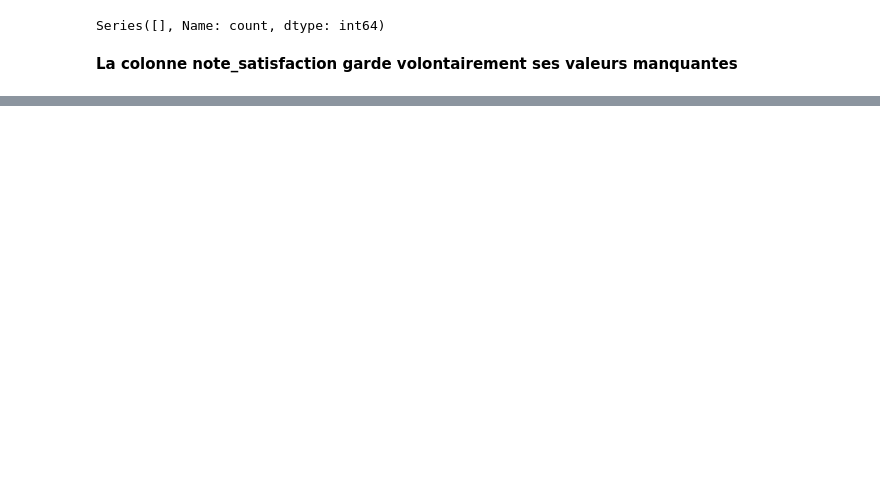
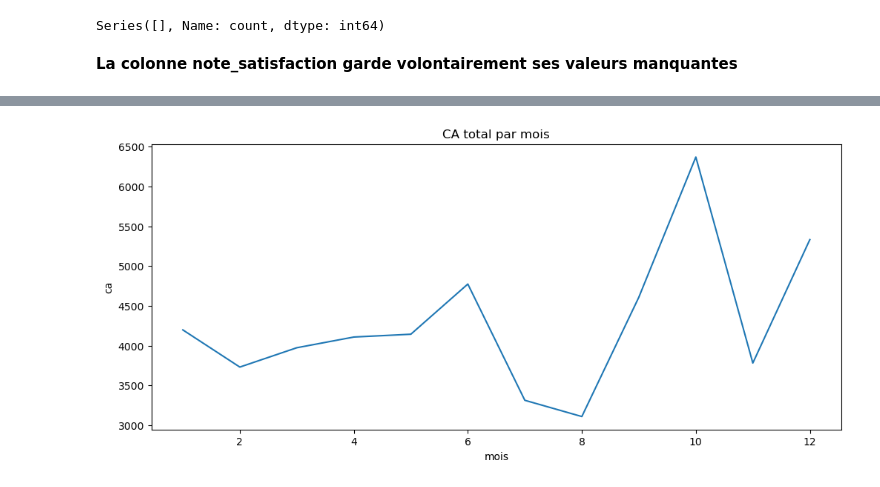
Before and after one commit to wilfriedx20/Analyse_Data_Frame, a Jupyter notebook: ventes_boutique/ventes_boutiques.ipynb, the cells around one changed output, grey strips where cells are left out. Drawn from its saved outputs; the diff is of its cells as text; code cells hidden in the pictures; blank space fills up the shorter version.

Commit message:
De l'agrégation a la visualisation

```diff
--- a/ventes_boutique/ventes_boutiques.ipynb
+++ b/ventes_boutique/ventes_boutiques.ipynb
@@ -188,0 +193,2 @@ Series([], Name: count, dtype: int64)
+# %%
+df['montant_total'] = df['quantite'] * df['prix_unitaire']
@@ -188,0 +206,4 @@ Series([], Name: count, dtype: int64)
+# %%
+df['mois'] = df['date_commande'].dt.month
+df['jour_semaine'] = df['date_commande'].dt.day_name()
+df[['mois', 'jour_semaine']]
@@ -188,0 +238,3 @@ Series([], Name: count, dtype: int64)
+# %%
+ca_mois = df.groupby('mois')['montant_total'].sum()
+ca_mois.sort_values(ascending=False)
@@ -188,0 +319,11 @@ Series([], Name: count, dtype: int64)
+# %%
+plt.figure(figsize=(12,5))
+
+plt.plot(ca_mois)
+plt.xlabel("mois")
+plt.ylabel("ca")
+plt.title("CA total par mois")
+
+plt.show()
+# %% [output]
+[figure, added]
```
Also changed, not shown: parts of 28 cells of this notebook.
